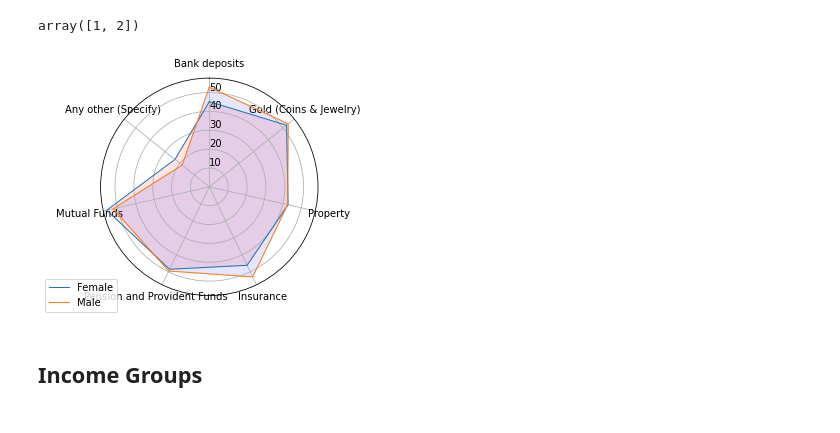
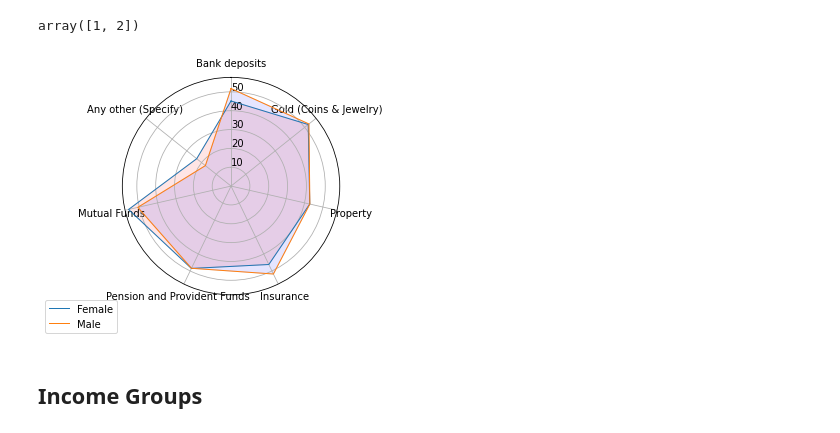
Before and after one commit to gchhablani/financial-sentiment-analysis, a Jupyter notebook: Exploratory Data Analysis.ipynb, the cells around one changed output. Saved outputs shown, nothing was run; the diff lists cells and outputs as text; code cells hidden in the pictures.

```diff
--- a/Exploratory Data Analysis.ipynb
+++ b/Exploratory Data Analysis.ipynb
@@ -794,35 +794,35 @@ df['Gender'] = df['Gender'].apply(lambda x: "Female" if x==1 else "Male")
 # %%
 group_mcq_by_gender = df.groupby('Gender')[mcq_columns].mean().reset_index()
 categories=list(group_mcq_by_gender)[1:]
 N = len(categories)
 angles = [n / float(N) * 2 * pi for n in range(N)]
 angles += angles[:1]
 ax = plt.subplot(111, polar=True)
 
 ax.set_theta_offset(pi / 2)
 ax.set_theta_direction(-1)
 plt.xticks(angles[:-1], categories)
 ax.set_rlabel_position(0)
 # plt.yticks([10,20,30], ["10","20","30"], color="grey", size=7)
 # plt.ylim(0,40)
 
 colors = ['red','blue']
 for i,group in enumerate(group_mcq_by_gender['Gender']):
 
     # Ind1
     values=group_mcq_by_gender[group_mcq_by_gender['Gender']==group].drop('Gender',axis=1).values.flatten().tolist()
     values += values[:1]
     ax.plot(angles, values, linewidth=1, linestyle='solid', label=group)
     ax.fill(angles, values, c = colors[i], alpha=0.1)
 
 # Add legend
-plt.legend(loc='upper right', bbox_to_anchor=(0.1, 0.1))
+plt.legend(loc='upper right', bbox_to_anchor=(0.0, 0.0))
 
 # Show the graph
 plt.savefig('graphs/misc/Radar_MCQ_Gender.png')
 plt.show()
 # %% [output]
-[figure, old version]
+[figure, new version]
 # %% [markdown]
 ## Income Groups
 # %%
```
Also changed, not shown: parts of 8 cells of this notebook, 3 other files.
